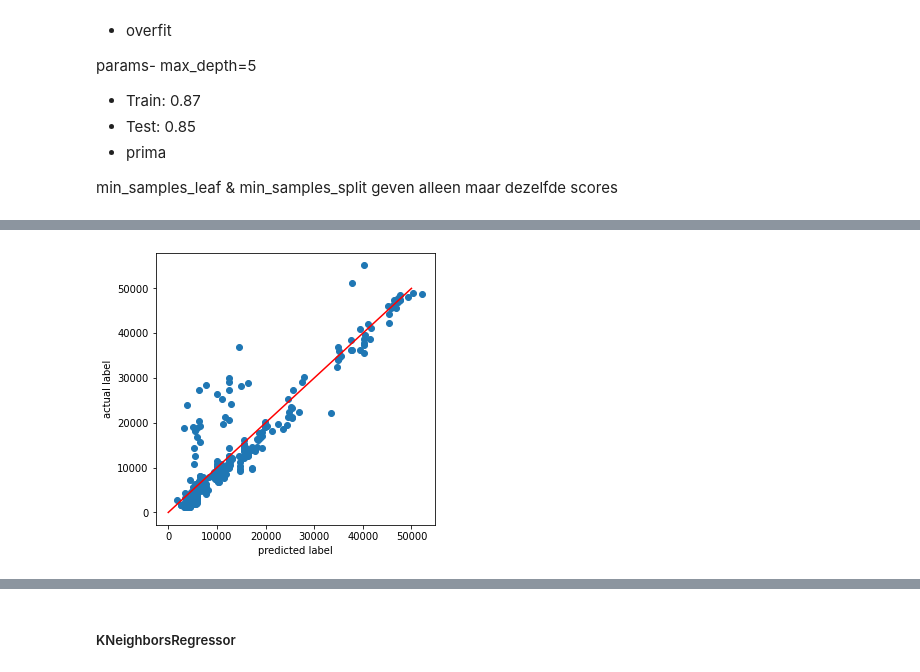
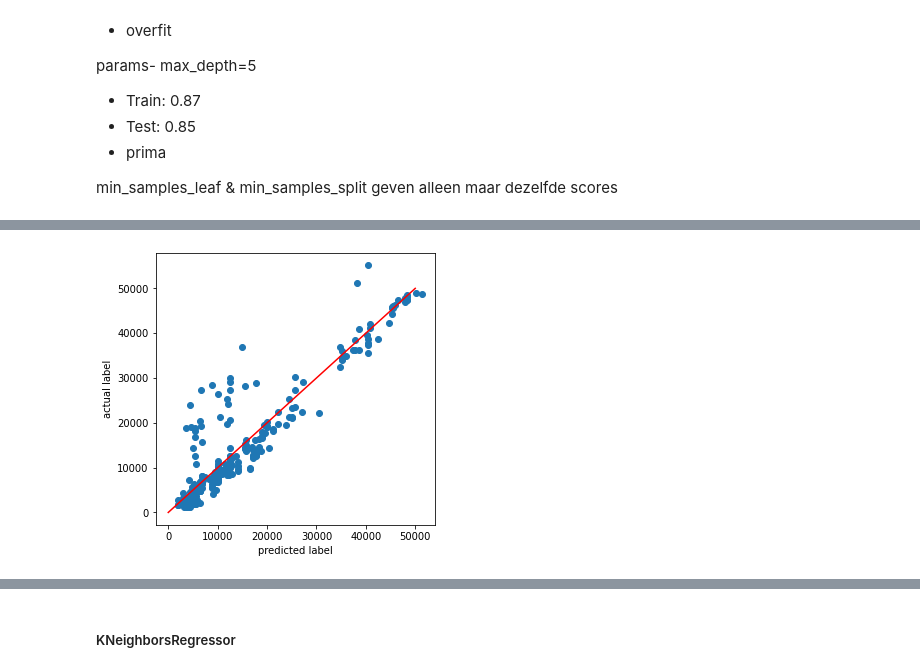
Before and after one commit to Mysurii/Minoi-AAI, a Jupyter notebook: Machine Learning/medical-cost.ipynb, the cells around one changed output, grey strips where cells are left out. Drawn from its saved outputs; the diff is of its cells as text; code cells hidden in the pictures.

```diff
--- a/Machine Learning/medical-cost.ipynb
+++ b/Machine Learning/medical-cost.ipynb
@@ -278,8 +277,13 @@ def plot_r2_score(y_test, pred):
 ##### Lineaire Resgressie
 # %%
 from sklearn.linear_model import LinearRegression
+from time import time
 
 lr = LinearRegression()
+start = time()
+lr.fit(X_train, y_train)
+end = time()
 
-lr.fit(X_train, y_train)
+lr_time = end - start
+print('train time: ', lr_time)
 # %% [output]
@@ -324,12 +339,13 @@ M.b.v. crossvalidation hebben we gefixt dat de train en test data op elkaar lijk
 # %%
 from sklearn.tree import DecisionTreeRegressor
 
-dtr = DecisionTreeRegressor(max_depth=5, min_samples_leaf=6, min_samples_split=4, random_state=11)
+dtr = DecisionTreeRegressor(max_depth=5, min_samples_leaf=5, min_samples_split=4, random_state=11)
+
+start = time()
 dtr.fit(X_train,y_train)
+end = time()
 
-y_pred_train = dtr.predict(X_train)
-y_pred_test = dtr.predict(X_test)
+dtr_time = end - start
 
-show_results(y_train, y_pred_train, False)
-show_results(y_test, y_pred_test)
+print('train time: ', dtr_time)
 # %% [output]
@@ -363,12 +402,12 @@ min_samples_leaf & min_samples_split geven alleen maar dezelfde scores
 # %%
 from sklearn.ensemble import RandomForestRegressor
 
-rfr = RandomForestRegressor(max_depth=5, min_samples_leaf=2, min_samples_split=3, random_state=11, n_estimators=8)
+rfr = RandomForestRegressor(max_depth=6, min_samples_leaf=2, min_samples_split=3, random_state=11, n_estimators=5)
+
+start = time()
 rfr.fit(X_train,y_train)
+end = time()
+rfr_time = end - start
 
-y_pred_train = rfr.predict(X_train)
-y_pred_test = rfr.predict(X_test)
-
-show_results(y_train, y_pred_train, False)
-show_results(y_test, y_pred_test)
+print('train time: ', rfr_time )
 # %% [output]
@@ -376,0 +418,9 @@ R2 Score X_test:  0.8591040785977662
+# %%
+rfr_pred_train = rfr.predict(X_train)
+rfr_pred_test = rfr.predict(X_test)
+
+rfr_train_score = r2_score(y_train, rfr_pred_train)
+rfr_test_score = r2_score(y_test, rfr_pred_test)
+
+print('R2 score train: ', rfr_train_score)
+print('R2 score test: ', rfr_test_score)
@@ -377,4 +441,4 @@ R2 Score X_test:  0.8591040785977662
 # %%
-plot_r2_score(y_test, y_pred_test)
+plot_r2_score(y_test, rfr_pred_test)
 # %% [output]
-[figure, old version]
+[figure, new version]
```
Also changed, not shown: parts of 36 cells of this notebook, 1 other file.
